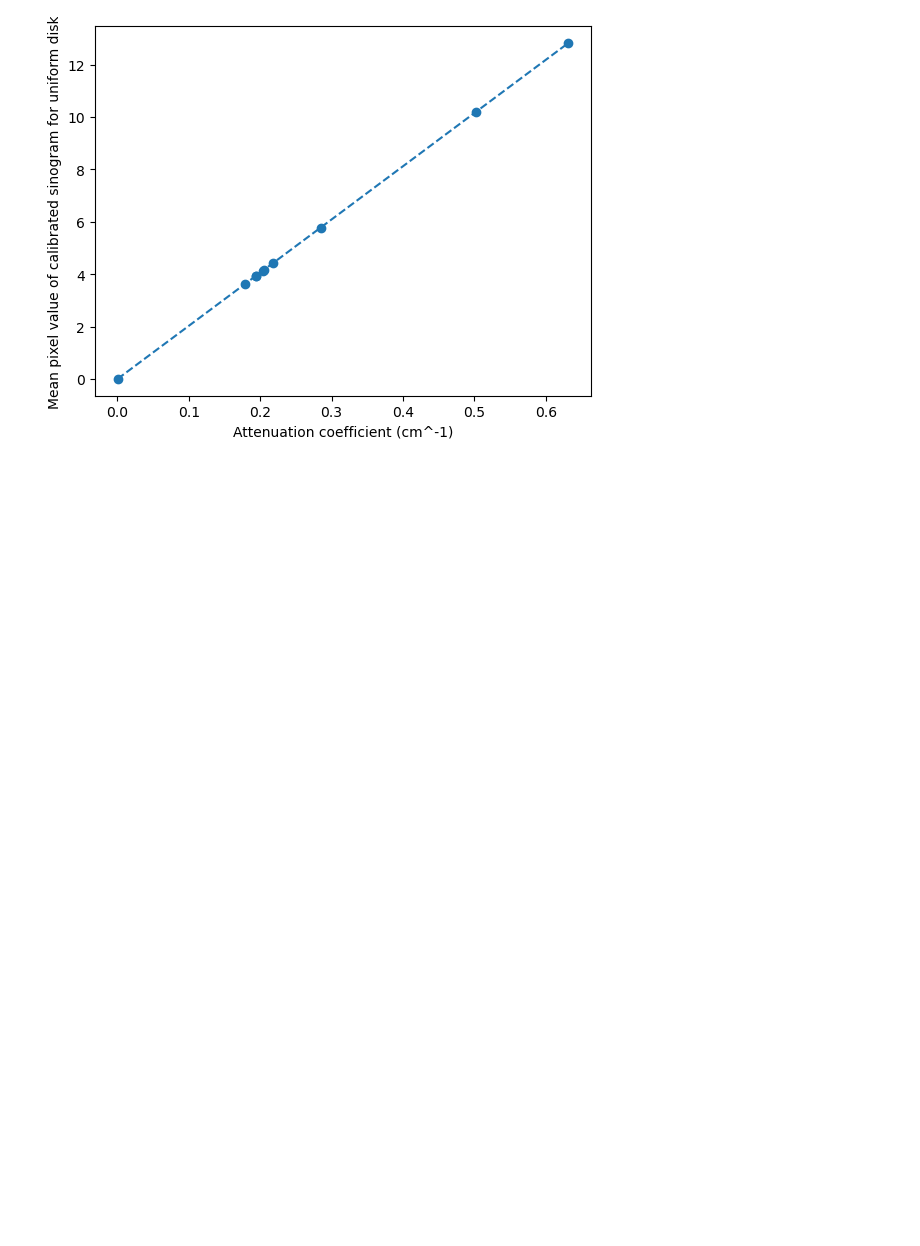
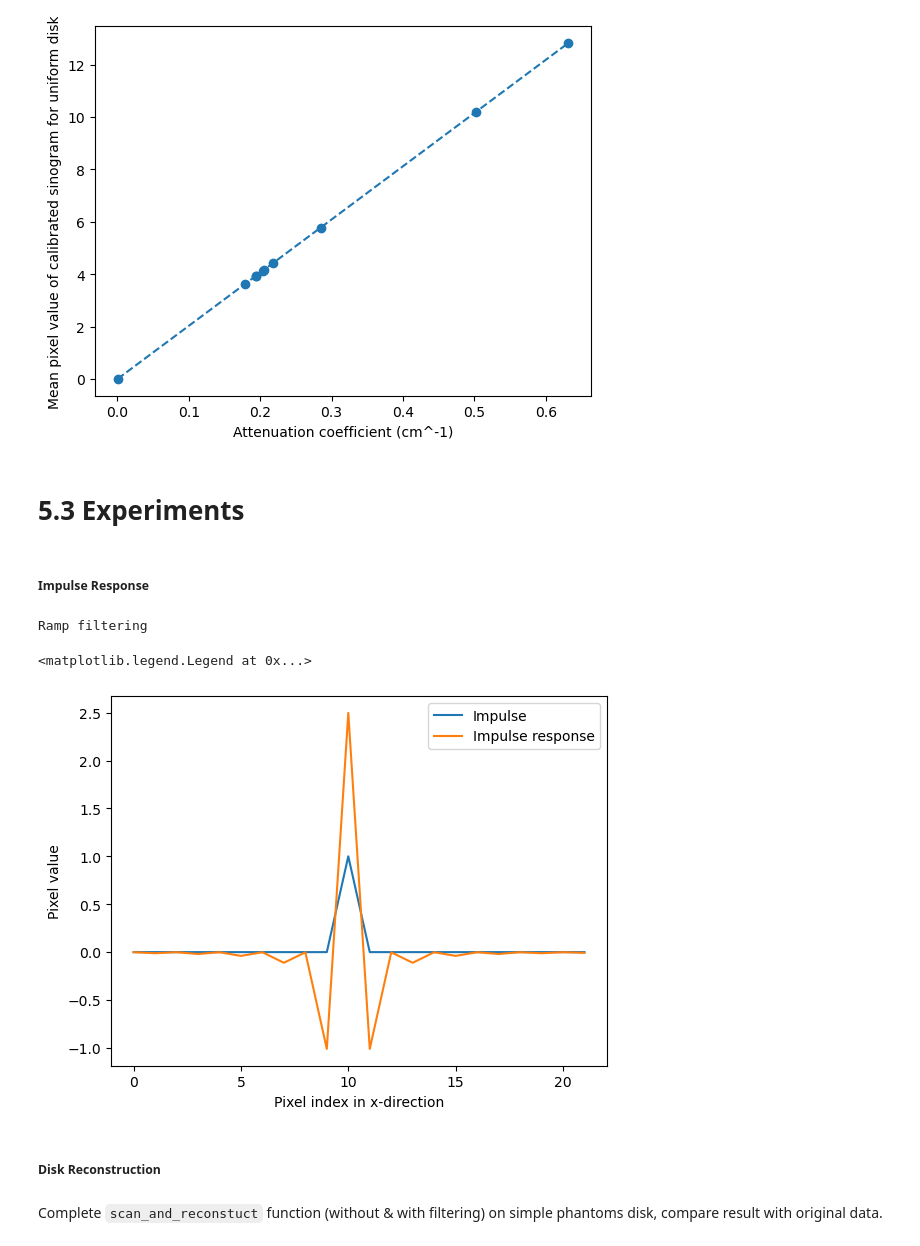
Before and after one commit to SunnyRT/GG2_CT_reconstruction, a Jupyter notebook: exp_rt.ipynb, the cells around one changed output. Drawn from its saved outputs; the diff is of its cells as text; code cells hidden in the pictures; blank space fills up the shorter version.

Commit message:
RT experiments

```diff
--- a/exp_rt.ipynb
+++ b/exp_rt.ipynb
@@ -329,3 +329,25 @@ plt.ylabel('Mean pixel value of calibrated sinogram for uniform disk')
 plt.show()
 # %% [output]
 [figure]
+# %% [markdown]
+# 5.3 Experiments
+# %% [markdown]
+##### Impulse Response
+# %%
+# impulse response of ram-lak filter
+impulse = np.zeros((256, 256))
+impulse[127,127] = 1
+impulse_response = ramp_filter(impulse, scale)
+plt.plot(impulse[127,117:139], label='Impulse')
+plt.plot(impulse_response[127,117:139], label='Impulse response')
+plt.xlabel('Pixel index in x-direction')
+plt.ylabel('Pixel value')
+plt.legend()
+# %% [output]
+Ramp filtering
+<matplotlib.legend.Legend at 0x...>
+[figure, added]
+# %% [markdown]
+##### Disk Reconstruction
+# %% [markdown]
+Complete `scan_and_reconstuct` function (without & with filtering) on simple phantoms disk, compare result with original data.
```
Also changed, not shown: parts of 13 cells of this notebook, 1 other file.
